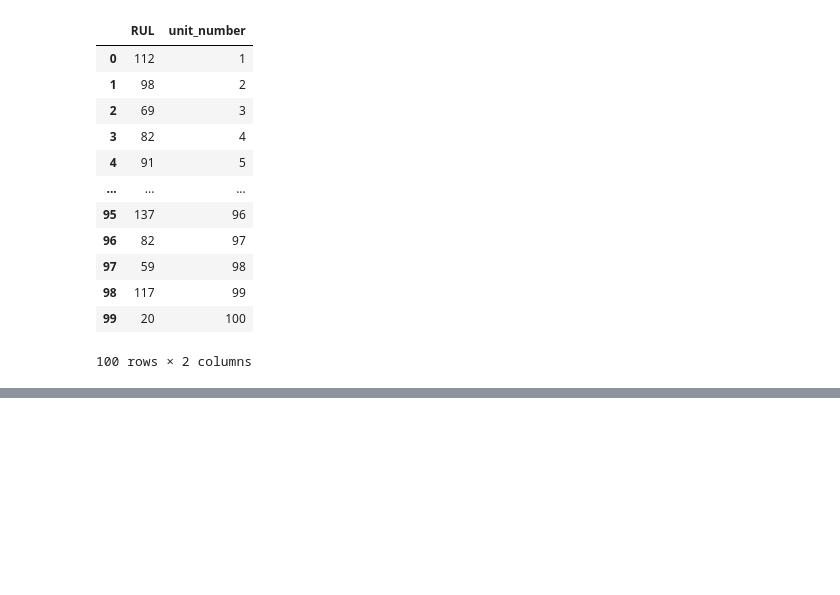
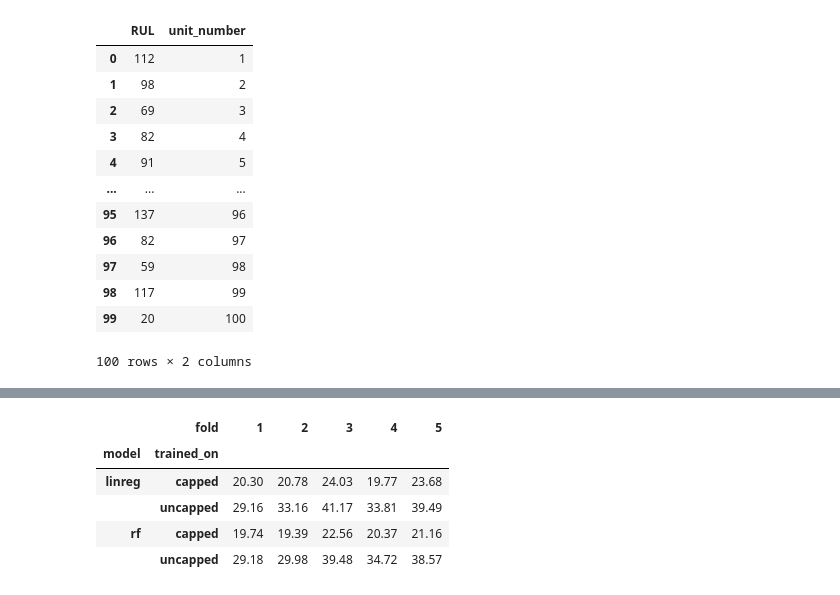
Before and after one commit to Agafie-Divine/predictive_maintenance_model, a Jupyter notebook: CMaps/RUL_turbofan.ipynb, the cells around one changed output, grey strips where cells are left out. Drawn from its saved outputs; the diff is of its cells as text; code cells hidden in the pictures; blank space fills up the shorter version.

```diff
--- a/CMaps/RUL_turbofan.ipynb
+++ b/CMaps/RUL_turbofan.ipynb
@@ -215,2 +151,0 @@ V1 : ALL TEST ROWS UNCAPPED
-# %%
-train_001['capped_RUL'] = np.where(train_001['RUL']>=125, 125, train_001['RUL'])
@@ -295,0 +164,42 @@ results = {
+# %%
+cap = 125
+# %%
+def make_models():
+    """ Unfitted models on every call, so no fold inherits anything from another"""
+    return {
+        'linreg': make_pipeline(StandardScaler(), LinearRegression()),
+        'rf': RandomForestRegressor(n_estimators=100, random_state=42, n_jobs=-1)
+    }
+# %%
+def run_cv(feature_cols, n_splits=5):
+    X = train_001[feature_cols]
+    y_true = train_001['RUL']
+    y_cap = y_true.clip(upper=cap)
+    groups = train_001['unit_number']
+
+    gkf = GroupKFold(n_splits=n_splits)
+    rows = []
+    for fold, (tr, va) in enumerate(gkf.split(X, y_true, groups), start=1):
+        #check that no engine appears twice on both sides of the split
+        assert set(groups.iloc[tr]).isdisjoint(groups.iloc[va])
+
+        y_va = y_true.iloc[va].values
+        in_range = y_va<=cap
+
+        for target_name, y_tr in [('uncapped', y_true.iloc[tr]), ('capped', y_cap.iloc[tr])]:
+            for model_name, model in make_models().items():
+                model.fit(X.iloc[tr], y_tr)
+                preds = model.predict(X.iloc[va])
+                rmse= np.sqrt (mean_squared_error(y_va[in_range], preds[in_range]))
+                rows.append({'fold':fold, 'model':model_name, 'trained_on':target_name, 'rmse':rmse})
+    return pd.DataFrame(rows)
+# %%
+cv_results = run_cv(feature_sensors)
+cv_results.pivot_table(index=['model', 'trained_on'], columns='fold', values='rmse').round(2)
+# %% [output]
+|  | fold | 1 | 2 | 3 | 4 | 5 |
+| model | trained_on |  |  |  |  |  |
+| linreg | capped | 20.30 | 20.78 | 24.03 | 19.77 | 23.68 |
+|  | uncapped | 29.16 | 33.16 | 41.17 | 33.81 | 39.49 |
+| rf | capped | 19.74 | 19.39 | 22.56 | 20.37 | 21.16 |
+|  | uncapped | 29.18 | 29.98 | 39.48 | 34.72 | 38.57 |
```
Also changed, not shown: parts of 36 cells of this notebook.
